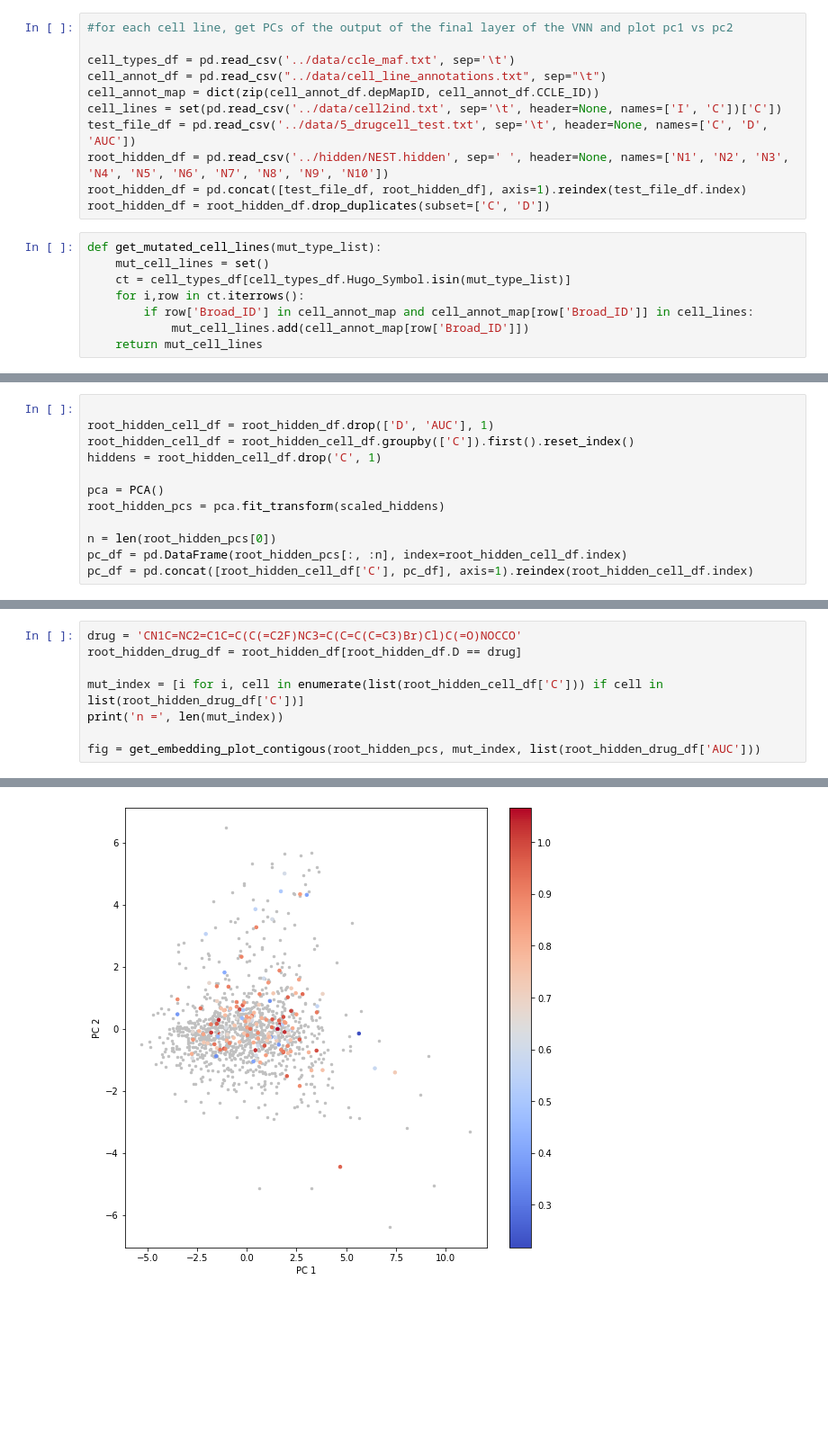
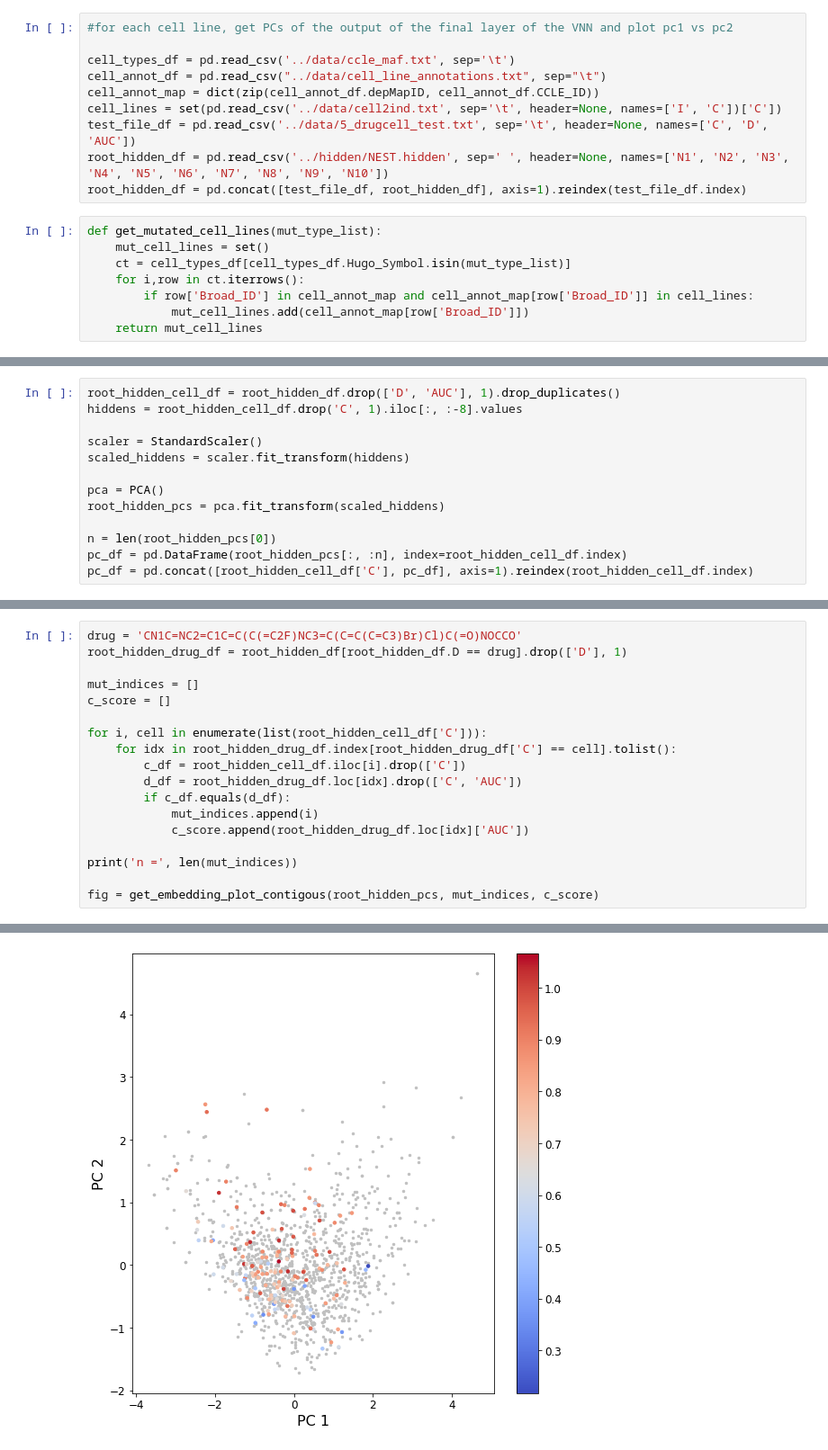
Before and after one commit to enmsilva/nest_drugcell, a Jupyter notebook: src/embedding_analysis.ipynb, the cells around one changed output, grey strips where cells are left out. Shown at 90% size. Saved outputs shown, nothing was run; the diff lists cells and outputs as text; blank space fills up the shorter version.

```diff
--- a/src/embedding_analysis.ipynb
+++ b/src/embedding_analysis.ipynb
@@ -27,7 +27,6 @@ cell_lines = set(pd.read_csv('../data/cell2ind.txt', sep='\t', header=None, name
 test_file_df = pd.read_csv('../data/5_drugcell_test.txt', sep='\t', header=None, names=['C', 'D', 'AUC'])
 root_hidden_df = pd.read_csv('../hidden/NEST.hidden', sep=' ', header=None, names=['N1', 'N2', 'N3', 'N4', 'N5', 'N6', 'N7', 'N8', 'N9', 'N10'])
 root_hidden_df = pd.concat([test_file_df, root_hidden_df], axis=1).reindex(test_file_df.index)
-root_hidden_df = root_hidden_df.drop_duplicates(subset=['C', 'D'])
 # %%
 def get_mutated_cell_lines(mut_type_list):
     mut_cell_lines = set()
@@ -100,10 +81,11 @@ def get_embedding_plot_contigous(pcs, mut_index, score):
     plt.show()
     return fig
 # %%
+root_hidden_cell_df = root_hidden_df.drop(['D', 'AUC'], 1).drop_duplicates()
+hiddens = root_hidden_cell_df.drop('C', 1).iloc[:, :-8].values
 
-root_hidden_cell_df = root_hidden_df.drop(['D', 'AUC'], 1)
-root_hidden_cell_df = root_hidden_cell_df.groupby(['C']).first().reset_index()
-hiddens = root_hidden_cell_df.drop('C', 1)
+scaler = StandardScaler()
+scaled_hiddens = scaler.fit_transform(hiddens)
 
 pca = PCA()
 root_hidden_pcs = pca.fit_transform(scaled_hiddens)
@@ -125,9 +107,19 @@ n = 174
 # %%
 drug = 'CN1C=NC2=C1C=C(C(=C2F)NC3=C(C=C(C=C3)Br)Cl)C(=O)NOCCO'
-root_hidden_drug_df = root_hidden_df[root_hidden_df.D == drug]
+root_hidden_drug_df = root_hidden_df[root_hidden_df.D == drug].drop(['D'], 1)
 
-mut_index = [i for i, cell in enumerate(list(root_hidden_cell_df['C'])) if cell in list(root_hidden_drug_df['C'])]
-print('n =', len(mut_index))
+mut_indices = []
+c_score = []
 
-fig = get_embedding_plot_contigous(root_hidden_pcs, mut_index, list(root_hidden_drug_df['AUC']))
+for i, cell in enumerate(list(root_hidden_cell_df['C'])):
+    for idx in root_hidden_drug_df.index[root_hidden_drug_df['C'] == cell].tolist():
+        c_df = root_hidden_cell_df.iloc[i].drop(['C'])
+        d_df = root_hidden_drug_df.loc[idx].drop(['C', 'AUC'])
+        if c_df.equals(d_df):
+            mut_indices.append(i)
+            c_score.append(root_hidden_drug_df.loc[idx]['AUC'])
+
+print('n =', len(mut_indices))
+
+fig = get_embedding_plot_contigous(root_hidden_pcs, mut_indices, c_score)
 # %% [output]
@@ -135,4 +127,4 @@ n = 147
-[figure, old version]
+[figure, new version]
 # %%
 mut_list = ['BRAF', 'EGFR', 'LKB1']
 braf_cell_lines = get_mutated_cell_lines(mut_list)
```
Also changed, not shown: parts of 8 cells of this notebook, 3 other files.
